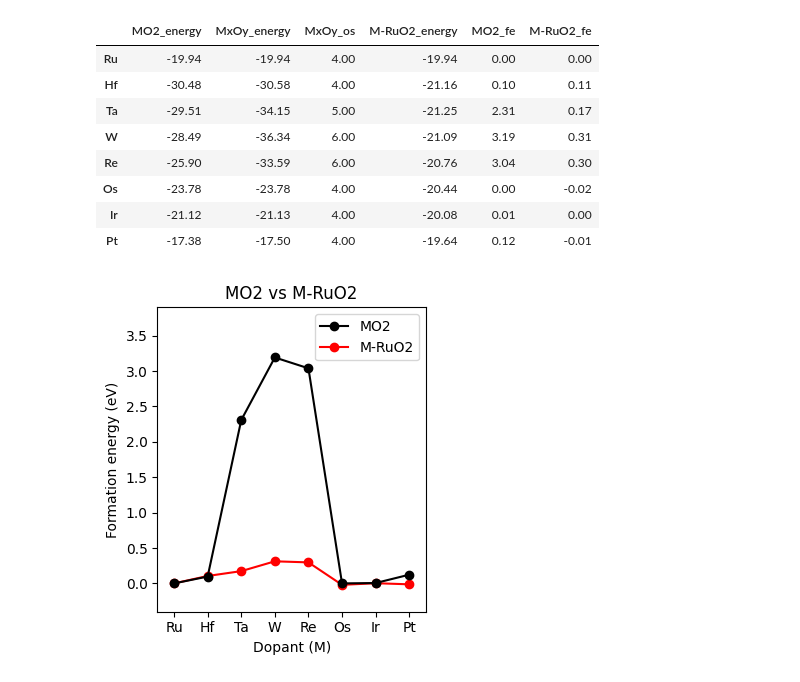
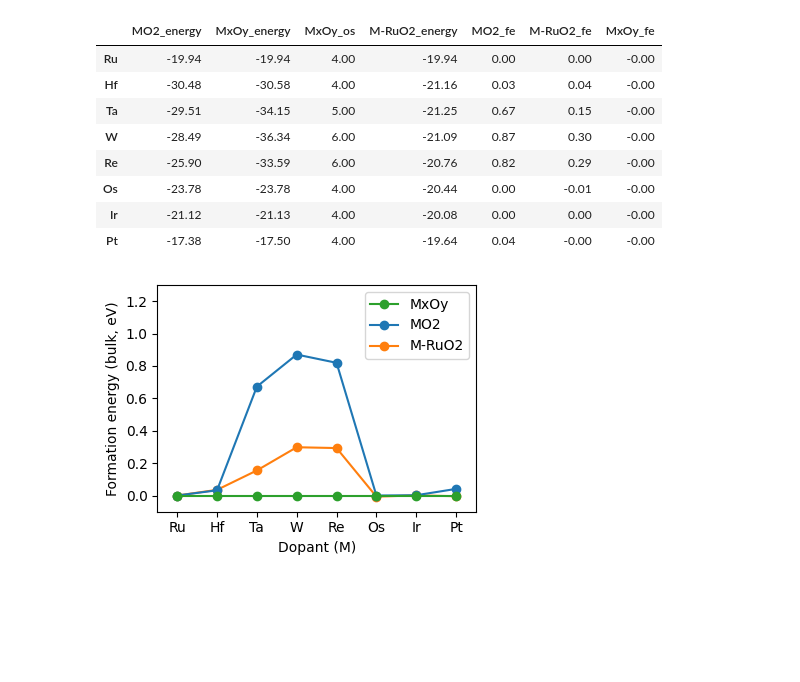
Before and after one commit to jhyeonjung97/tools, a Jupyter notebook: ruo2/icohp.ipynb, the cells around one changed output. Saved outputs shown, nothing was run; the diff lists cells and outputs as text; code cells hidden in the pictures; blank space fills up the shorter version.

```diff
--- a/ruo2/icohp.ipynb
+++ b/ruo2/icohp.ipynb
@@ -17,9 +17,10 @@ pd.set_option('display.width', 20000)
 pd.set_option('display.expand_frame_repr', True)
 
 root = '/Users/jiuy97/Desktop/3_RuO2/6_ICOHP'
-oxygen_potential = -4.658724749999999 # 300K
+# oxygen_potential = -4.658724749999999 # 300K
 # oxygen_potential = -4.658724749999999+0.27-0.73 # 700K
-figure_size = (4, 4)
+oxygen_potential = -4.658724749999999+0.27-0.85 # 800K
+figsize = (4, 3)
 dpi = 300
 # %%
 # import shutil
@@ -37,10 +38,11 @@ dpi = 300
 #         print(f"Failed to delete {f}. Reason: {e}")
 # %%
 data = pd.DataFrame(index=['Ru', 'Hf', 'Ta', 'W', 'Re', 'Os', 'Ir', 'Pt'])
+subdirs = ['0_Ru', '1_Hf', '2_Ta', '3_W', '4_Re', '5_Os', '6_Ir', '7_Pt']
 # %%
 for dir in ['1_bulk_MO2', '2_bulk_MxOy', '3_bulk_M-RuO2']:
     oxide_type = dir.split('_')[2]
-    for subdir in ['0_Ru', '1_Hf', '2_Ta', '3_W', '4_Re', '5_Os', '6_Ir', '7_Pt']:
+    for subdir in subdirs:
         element = subdir.split('_')[1]
         path = os.path.join(root, dir, subdir)
         energy_file = os.path.join(path, 'final_with_calculator.json')
@@ -55,44 +57,51 @@ for dir in ['1_bulk_MO2', '2_bulk_MxOy', '3_bulk_M-RuO2']:
             if oxide_type == 'MxOy':
                 data.loc[element, f'{oxide_type}_os'] = oxidation_state
 
-data['MO2_fe'] = data['MO2_energy'] - (data['MxOy_energy'] + oxygen_potential * (2 - data['MxOy_os'] / 2))
-data['M-RuO2_fe'] = data['M-RuO2_energy'] \
-    - 1/8*(data['MxOy_energy'] + oxygen_potential * (2 - data['MxOy_os'] / 2)) \
-    - 7/8*(data['MxOy_energy']['Ru'] + oxygen_potential * (2 - data['MxOy_os']['Ru'] / 2))
+data['MO2_fe'] = (data['MO2_energy'] - (data['MxOy_energy'] + oxygen_potential * (2 - data['MxOy_os'] / 2)))/3
+data['M-RuO2_fe'] = (data['M-RuO2_energy'] - 1/8*data['MxOy_energy'] - 7/8*(data['MxOy_energy']['Ru'] - 1/16*oxygen_potential*(4-data['MxOy_os']['Ru'])))/3
+data['MxOy_fe'] = data['MxOy_energy']*0
 # data.drop(columns=['MO2_energy', 'MxOy_energy', 'M-RuO2_energy'], inplace=True)
 data
 # %% [output]
-|  | MO2_energy | MxOy_energy | MxOy_os | M-RuO2_energy | MO2_fe | M-RuO2_fe |
-| Ru | -19.94 | -19.94 | 4.00 | -19.94 | 0.00 | 0.00 |
-| Hf | -30.48 | -30.58 | 4.00 | -21.16 | 0.10 | 0.11 |
-| Ta | -29.51 | -34.15 | 5.00 | -21.25 | 2.31 | 0.17 |
-| W | -28.49 | -36.34 | 6.00 | -21.09 | 3.19 | 0.31 |
-| Re | -25.90 | -33.59 | 6.00 | -20.76 | 3.04 | 0.30 |
-| Os | -23.78 | -23.78 | 4.00 | -20.44 | 0.00 | -0.02 |
-| Ir | -21.12 | -21.13 | 4.00 | -20.08 | 0.01 | 0.00 |
-| Pt | -17.38 | -17.50 | 4.00 | -19.64 | 0.12 | -0.01 |
+|  | MO2_energy | MxOy_energy | MxOy_os | M-RuO2_energy | MO2_fe | M-RuO2_fe | MxOy_fe |
+| Ru | -19.94 | -19.94 | 4.00 | -19.94 | 0.00 | 0.00 | -0.00 |
+| Hf | -30.48 | -30.58 | 4.00 | -21.16 | 0.03 | 0.04 | -0.00 |
+| Ta | -29.51 | -34.15 | 5.00 | -21.25 | 0.67 | 0.15 | -0.00 |
+| W | -28.49 | -36.34 | 6.00 | -21.09 | 0.87 | 0.30 | -0.00 |
+| Re | -25.90 | -33.59 | 6.00 | -20.76 | 0.82 | 0.29 | -0.00 |
+| Os | -23.78 | -23.78 | 4.00 | -20.44 | 0.00 | -0.01 | -0.00 |
+| Ir | -21.12 | -21.13 | 4.00 | -20.08 | 0.00 | 0.00 | -0.00 |
+| Pt | -17.38 | -17.50 | 4.00 | -19.64 | 0.04 | -0.00 | -0.00 |
 # %%
-# Plot formation energies on a single figure (MO2 vs M-RuO2).
-fig, ax = plt.subplots(1, 1, figsize=(3.5, 4))
-colors = ['black', 'red']
-zorders = [2, 1]
+plt.figure(figsize=figsize)
 
-for i, col in enumerate(['MO2_fe', 'M-RuO2_fe']):
-    oxide_type = col.split('_')[0]
+cols = ['MxOy_fe', 'MO2_fe', 'M-RuO2_fe']
+labels = ['MxOy', 'MO2', 'M-RuO2']
+colors = ['tab:green', 'tab:blue', 'tab:orange']
+zorders = [3, 2, 1]
+
+for i, col in enumerate(cols):
     if col in data.columns:
-        data[col].plot(kind='line', marker='o', ax=ax, label=oxide_type, color=colors[i % len(colors)], zorder=zorders[i % len(zorders)])
+        plt.plot(
+            data.index,
+            data[col],
+            marker='o',
+            label=labels[i % len(labels)],
+            color=colors[i % len(colors)],
+            zorder=zorders[i % len(zorders)]
+        )
 
-ax.set_title('MO2 vs M-RuO2')
-ax.set_xlabel('Dopant (M)')
-ax.set_ylabel('Formation energy (eV)')
-ax.set_xticks(range(len(data.index)))
-ax.set_xticklabels(data.index.tolist())
-ax.legend(loc='best')
-ax.set_xlim(-0.5, 7.5)
-ax.set_ylim(-0.4, 3.9)
+plt.xlabel('Dopant (M)')
+plt.ylabel('Formation energy (bulk, eV)')
+plt.ylim(-0.1, 1.3)
+
+plt.xlim(-0.5, 7.5)
+plt.legend(loc='best')
+plt.xticks(range(len(data.index)), data.index.tolist())
 
 plt.tight_layout()
-plt.savefig(f'{root}/fe.png', dpi=dpi)
+plt.savefig(f'{root}/figures/bulk_formation_energy.png', dpi=dpi, transparent=True)
 plt.show()
+plt.close()
 # %% [output]
-[figure, old version]
+[figure, new version]
```
Also changed, not shown: parts of 22 cells of this notebook.
